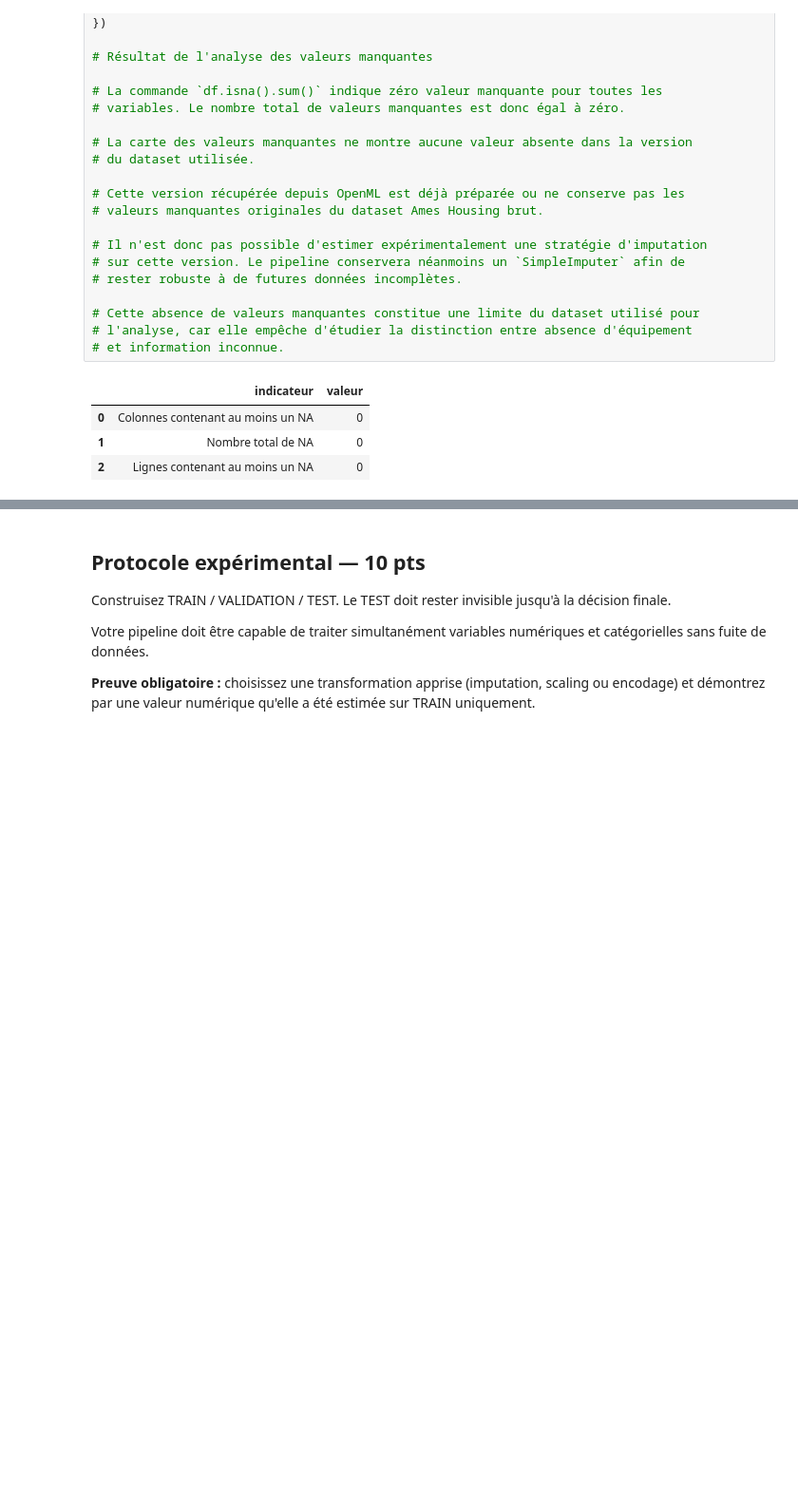
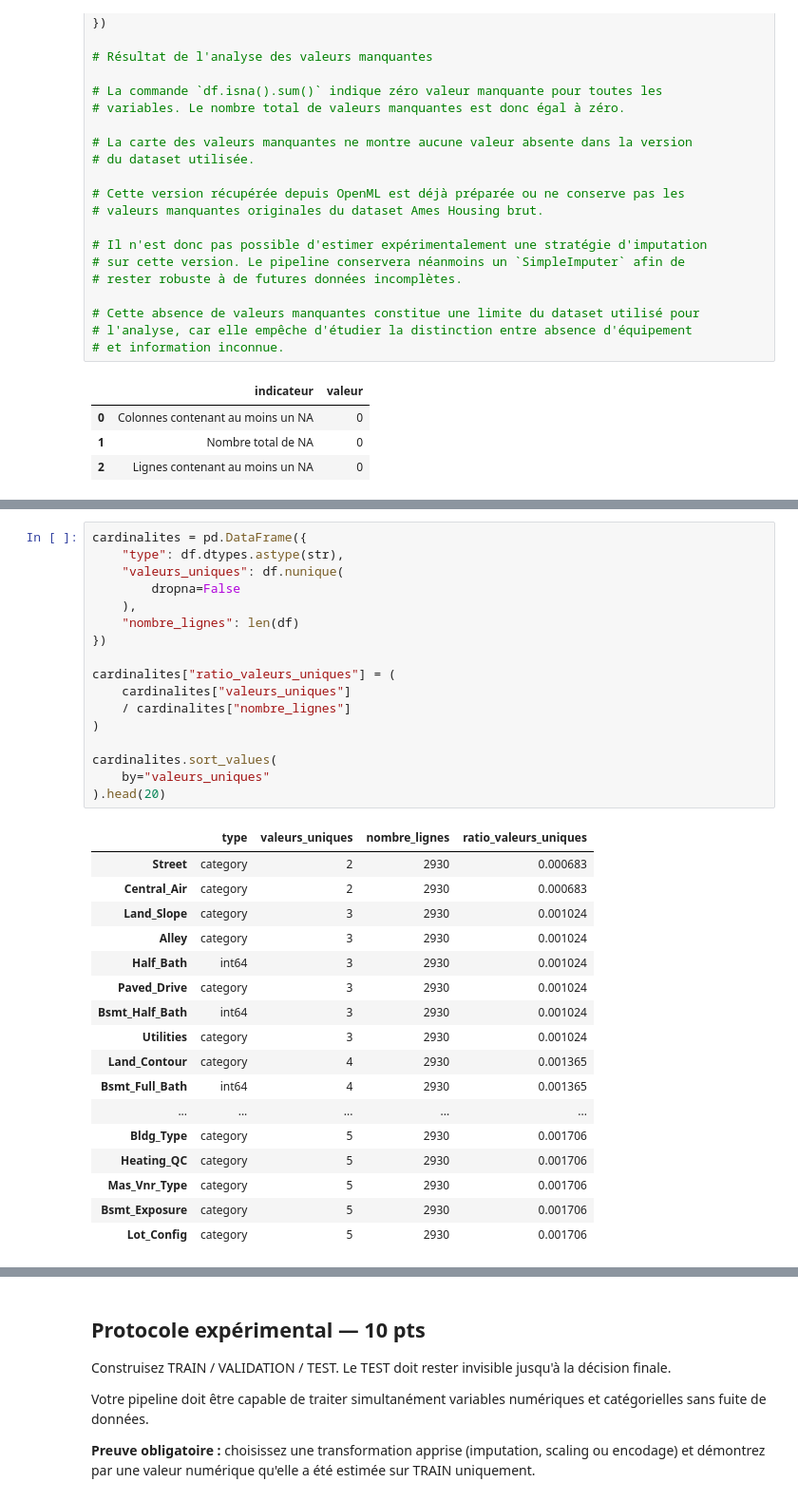
Before and after one commit to hamzabouhouch1003/Training01, a Jupyter notebook: Jour2/PACK_4_TP_NOTES_IA_4A_OPTION_DEVELOPPEUR/TP_NOTE_S3_REGRESSION_AMES_USA.ipynb, the cells around one changed output, grey strips where cells are left out. Shown at 95% size. Saved outputs shown, nothing was run; the diff lists cells and outputs as text; blank space fills up the shorter version.

```diff
--- a/Jour2/PACK_4_TP_NOTES_IA_4A_OPTION_DEVELOPPEUR/TP_NOTE_S3_REGRESSION_AMES_USA.ipynb
+++ b/Jour2/PACK_4_TP_NOTES_IA_4A_OPTION_DEVELOPPEUR/TP_NOTE_S3_REGRESSION_AMES_USA.ipynb
@@ -296,0 +378,35 @@ pd.DataFrame({
+# %%
+cardinalites = pd.DataFrame({
+    "type": df.dtypes.astype(str),
+    "valeurs_uniques": df.nunique(
+        dropna=False
+    ),
+    "nombre_lignes": len(df)
+})
+
+cardinalites["ratio_valeurs_uniques"] = (
+    cardinalites["valeurs_uniques"]
+    / cardinalites["nombre_lignes"]
+)
+
+cardinalites.sort_values(
+    by="valeurs_uniques"
+).head(20)
+# %% [output]
+|  | type | valeurs_uniques | nombre_lignes | ratio_valeurs_uniques |
+| Street | category | 2 | 2930 | 0.000683 |
+| Central_Air | category | 2 | 2930 | 0.000683 |
+| Land_Slope | category | 3 | 2930 | 0.001024 |
+| Alley | category | 3 | 2930 | 0.001024 |
+| Half_Bath | int64 | 3 | 2930 | 0.001024 |
+| Paved_Drive | category | 3 | 2930 | 0.001024 |
+| Bsmt_Half_Bath | int64 | 3 | 2930 | 0.001024 |
+| Utilities | category | 3 | 2930 | 0.001024 |
+| Land_Contour | category | 4 | 2930 | 0.001365 |
+| Bsmt_Full_Bath | int64 | 4 | 2930 | 0.001365 |
+| ... | ... | ... | ... | ... |
+| Bldg_Type | category | 5 | 2930 | 0.001706 |
+| Heating_QC | category | 5 | 2930 | 0.001706 |
+| Mas_Vnr_Type | category | 5 | 2930 | 0.001706 |
+| Bsmt_Exposure | category | 5 | 2930 | 0.001706 |
+| Lot_Config | category | 5 | 2930 | 0.001706 |
```
Also changed, not shown: parts of 19 cells of this notebook.
